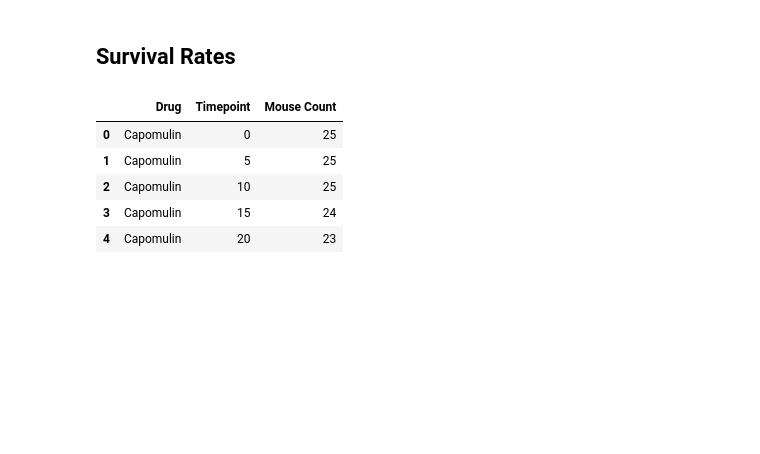
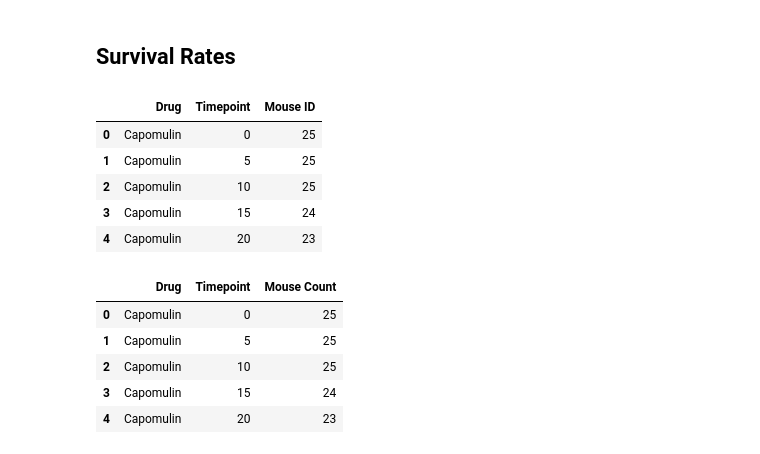
Before and after one commit to bradmendolla/Pymaceuticals, a Jupyter notebook: Pymaceuticals/Pymaceuticals.ipynb, the cells around one changed output. Cells and saved outputs as stored; diff of their text form; code cells hidden in the pictures; blank space fills up the shorter version.

```diff
--- a/Pymaceuticals/Pymaceuticals.ipynb
+++ b/Pymaceuticals/Pymaceuticals.ipynb
@@ -207,10 +207,21 @@ capomulin_m
 ## Survival Rates
 # %%
 # Store the Count of Mice Grouped by Drug and Timepoint (W can pass any metric)
+drug_tp_count = drug_tp_groupby.count()
+
 
 # Convert to DataFrame
-
+drop_tum_met_count = drug_tp_count.drop(["Metastatic Sites","Tumor Volume (mm3)"], axis = 1)
 # Preview DataFrame
+mouse_count=drop_tum_met_count.reset_index()
+mouse_count.head()
+# %% [output]
+|  | Drug | Timepoint | Mouse ID |
+| 0 | Capomulin | 0 | 25 |
+| 1 | Capomulin | 5 | 25 |
+| 2 | Capomulin | 10 | 25 |
+| 3 | Capomulin | 15 | 24 |
+| 4 | Capomulin | 20 | 23 |
 # %%
 # %% [output]
 |  | Drug | Timepoint | Mouse Count |
```
Also changed, not shown: parts of 1 cell of this notebook.
